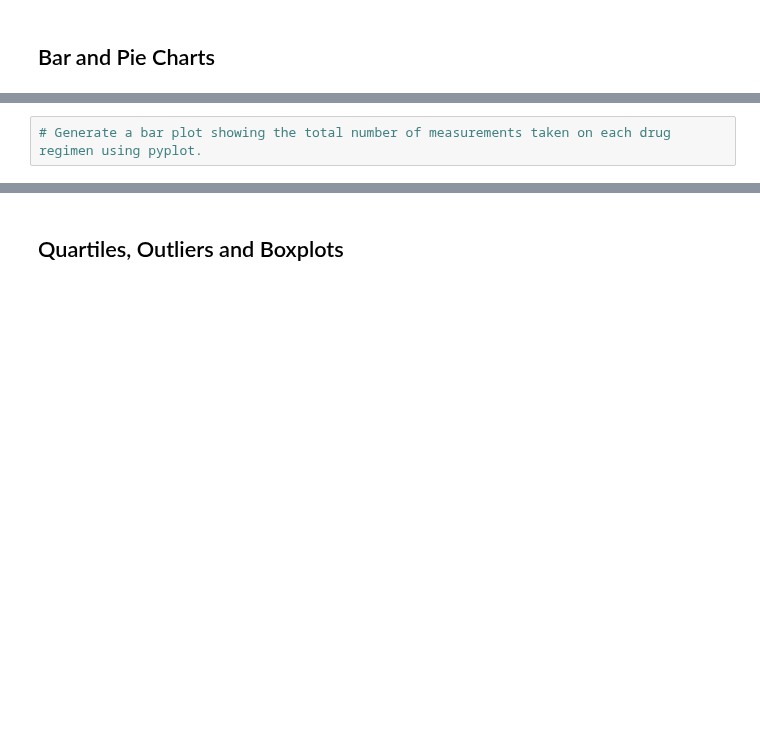
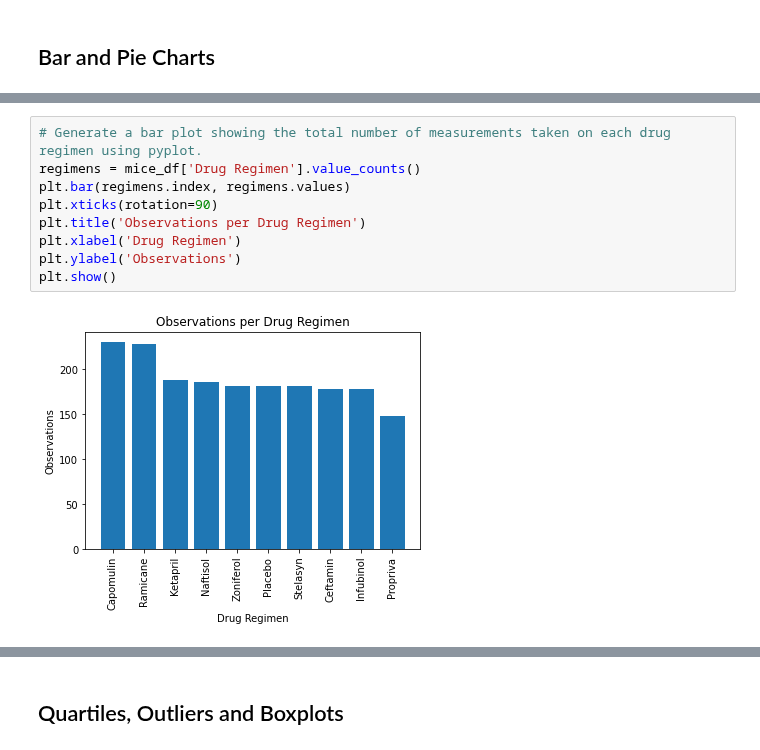
Before and after one commit to Munseaux/matplotlib-challenge, a Jupyter notebook: pymaceuticals.ipynb, the cells around one changed output, grey strips where cells are left out. Drawn from its saved outputs; the diff is of its cells as text; blank space fills up the shorter version.

```diff
--- a/pymaceuticals.ipynb
+++ b/pymaceuticals.ipynb
@@ -87,2 +117,11 @@ len(mice_df['Mouse ID'].unique())
 # %%
 # Generate a bar plot showing the total number of measurements taken on each drug regimen using pyplot.
+regimens = mice_df['Drug Regimen'].value_counts()
+plt.bar(regimens.index, regimens.values)
+plt.xticks(rotation=90)
+plt.title('Observations per Drug Regimen')
+plt.xlabel('Drug Regimen')
+plt.ylabel('Observations')
+plt.show()
+# %% [output]
+[figure, added]
```
Also changed, not shown: parts of 8 cells of this notebook.
